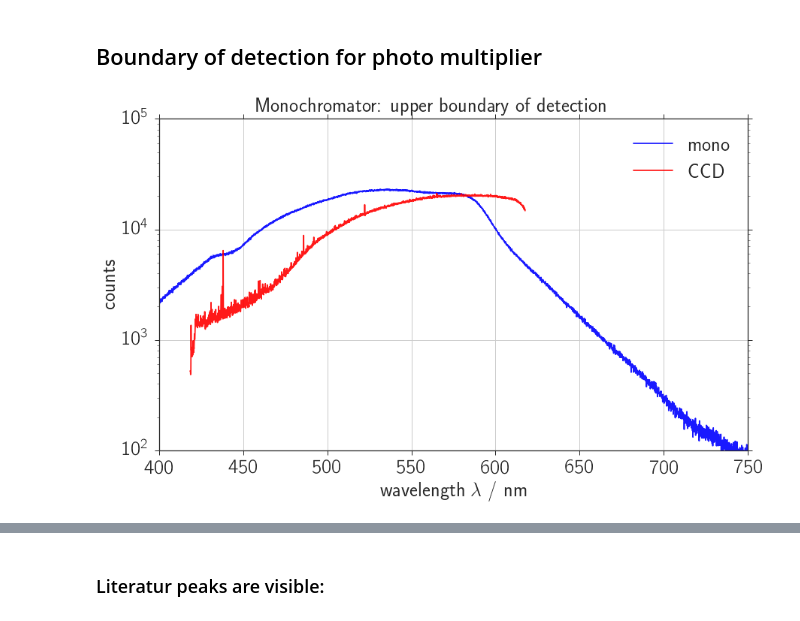
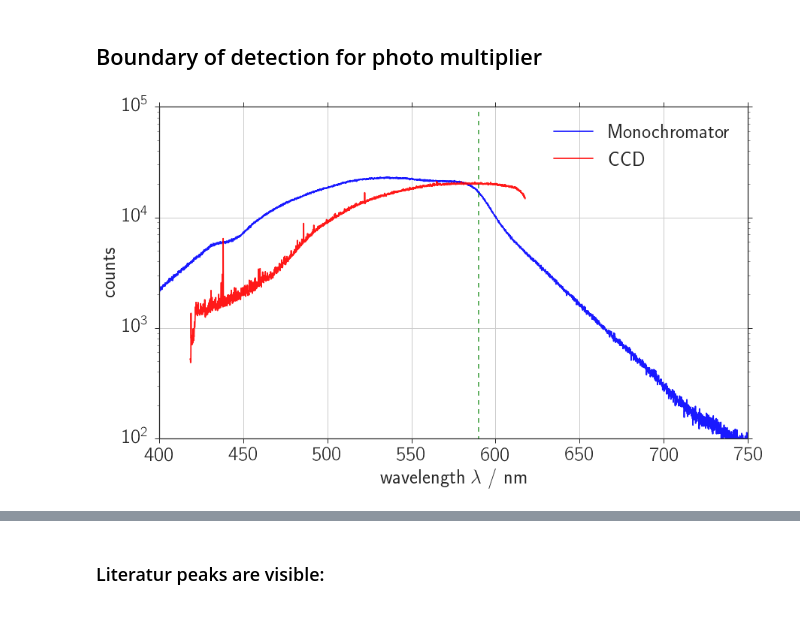
Before and after one commit to Bondzio/fp, a Jupyter notebook: raman/analysis/raman_mono.ipynb, the cells around one changed output, grey strips where cells are left out. Cells and saved outputs as stored; diff of their text form; code cells hidden in the pictures.

Commit message:
Analysis part 1 (Monochromator) written.

```diff
--- a/raman/analysis/raman_mono.ipynb
+++ b/raman/analysis/raman_mono.ipynb
@@ -52,14 +52,17 @@ import uncertainties.unumpy as un
 
 plt.close("all")
 show_fig = True
-save_fig = False # see below
+save_fig = True # see below
 if not save_fig:
         rcParams['figure.figsize'] = (13, 8)
-        npy_dir = "./npy/"
+
+npy_dir = "./npy/"
+fig_dir = './figures/'
 
 colors = ['b', 'r', 'g', 'darkmagenta', 'firebrick', 'cyan', 'orange', 'magenta', 'darkgoldenrod']
 
 xlim_global = (400, 600)
+sx0_global = 0.2
 # %%
 def breit_wigner(x, x0, gamma, amplitude, offset):
     """
@@ -324,34 +291,34 @@ if save_fig:
 # %%
 filename = "mono_white_full_01"
 x = np.load("npy/"+filename+"_lamb.npy") / 10
 x = x[1:]
 y = np.load("npy/"+filename+"_count.npy")
 y = y[1:]
 
 filename = "ccd_white_00"
 x_ccd = np.load("npy/"+filename+"_lamb.npy")
 y_ccd = np.load("npy/"+filename+"_count.npy") * 2/5
 
-
 # Plotting
 fig, ax = plt.subplots(1,1)
 if not save_fig:
     fig.suptitle('Monochromator: upper boundary of detection')
-ax.plot(x, y, "-", c=colors[0], alpha = 0.9, label='mono')
+ax.plot(x, y, "-", c=colors[0], alpha = 0.9, label='Monochromator')
 ax.plot(x_ccd, y_ccd, "-", c=colors[1], alpha = 0.9, label='CCD')
+ax.plot([590, 590], [1e1, 1e5], "--", c=colors[2], alpha = 0.7)
 
 ax.set_xlim(400, 750)
 ax.set_ylim(1e2, 1e5)
 ax.set_xlabel("wavelength $\lambda$ / nm")
 ax.set_ylabel("counts")
 ax.grid(True)
 ax.legend(loc='best')
 ax.set_yscale("log")
-if show_fig:
-    fig.show()
+#ax.set_xscale("log")
+
 if save_fig:
     file_name = "mono_bound"
-    fig.savefig(fig_dir + file_name + ".pdf")
-    fig.savefig(fig_dir + file_name + ".png")
+    fig.savefig(fig_dir + file_name + ".eps")
+    #fig.savefig(fig_dir + file_name + ".png")
 # %% [output]
-[figure, old version]
+[figure, new version]
```
Also changed, not shown: parts of 28 cells of this notebook, 21 other files.
